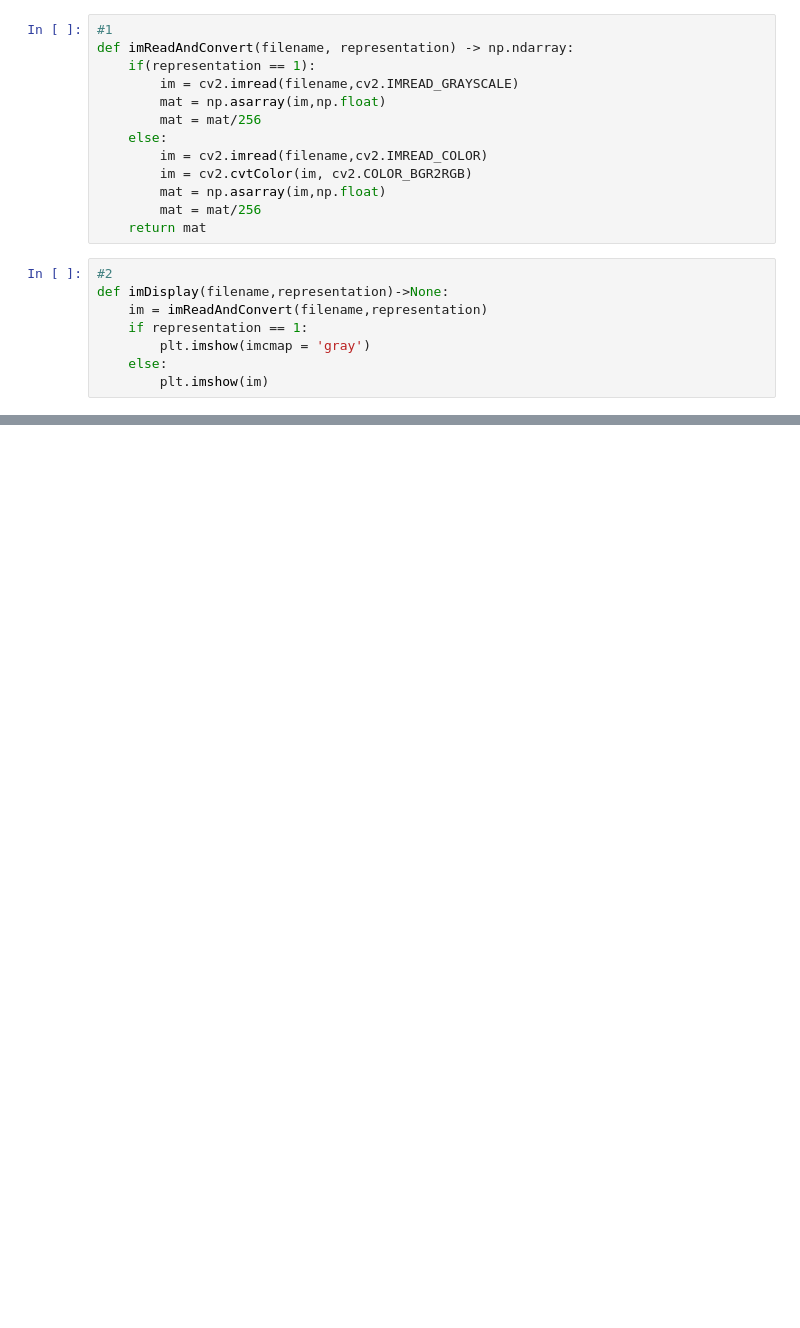
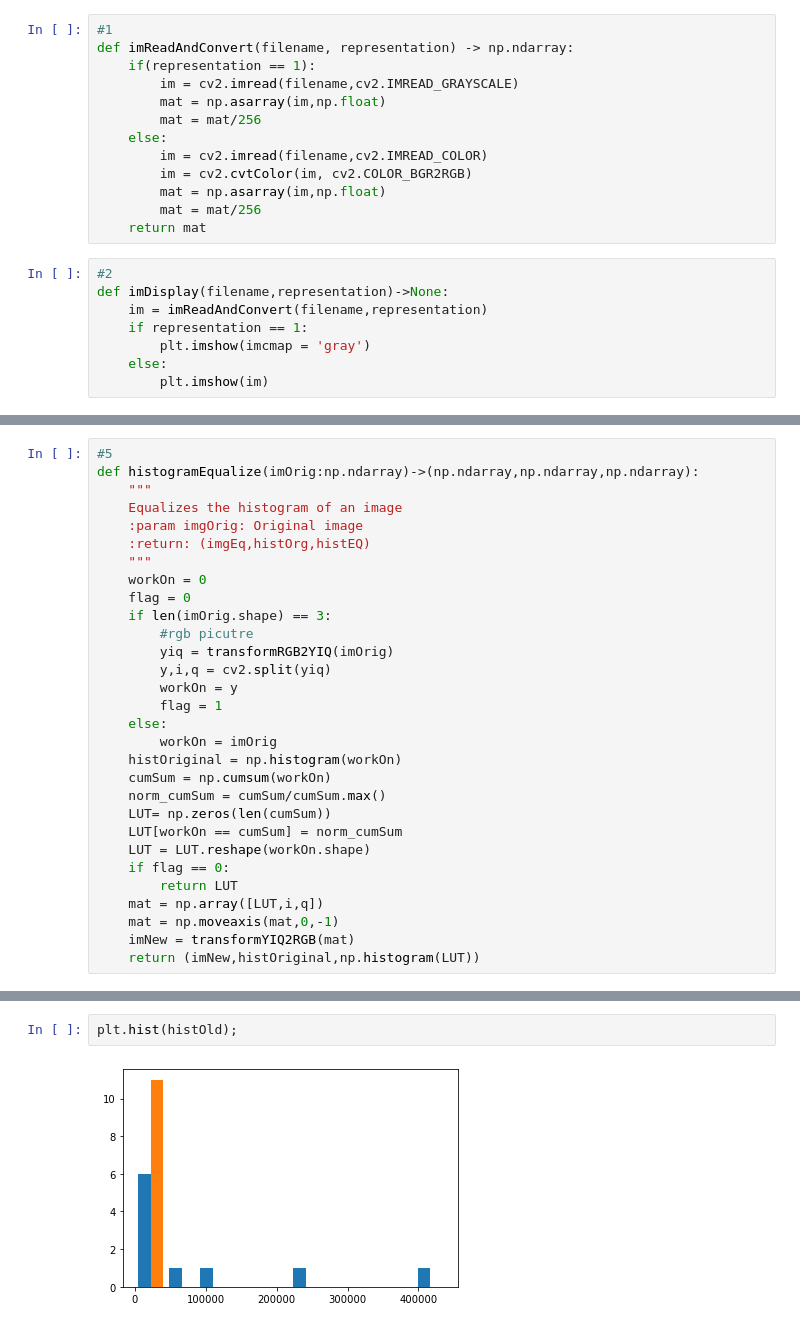
Before and after one commit to LiorBreitman8234/Ex1_CV-IP, a Jupyter notebook: IP-CV-Ex1.ipynb, the cells around one changed output, grey strips where cells are left out. Cells and saved outputs as stored; diff of their text form; blank space fills up the shorter version.

```diff
--- a/IP-CV-Ex1.ipynb
+++ b/IP-CV-Ex1.ipynb
@@ -93,0 +52,30 @@ array([[0.9296875 , 0.9296875 , 0.9296875 , ..., 0.94140625, 0.94140625,
+# %%
+#5
+def histogramEqualize(imOrig:np.ndarray)->(np.ndarray,np.ndarray,np.ndarray):
+    """
+    Equalizes the histogram of an image
+    :param imgOrig: Original image
+    :return: (imgEq,histOrg,histEQ)
+    """
+    workOn = 0
+    flag = 0
+    if len(imOrig.shape) == 3:
+        #rgb picutre
+        yiq = transformRGB2YIQ(imOrig)
+        y,i,q = cv2.split(yiq)
+        workOn = y
+        flag = 1
+    else:
+        workOn = imOrig
+    histOriginal = np.histogram(workOn)
+    cumSum = np.cumsum(workOn)
+    norm_cumSum = cumSum/cumSum.max()
+    LUT= np.zeros(len(cumSum))
+    LUT[workOn == cumSum] = norm_cumSum
+    LUT = LUT.reshape(workOn.shape)
+    if flag == 0:
+        return LUT
+    mat = np.array([LUT,i,q])
+    mat = np.moveaxis(mat,0,-1)
+    imNew = transformYIQ2RGB(mat)
+    return (imNew,histOriginal,np.histogram(LUT))
@@ -93,0 +106,4 @@ array([[0.9296875 , 0.9296875 , 0.9296875 , ..., 0.94140625, 0.94140625,
+# %%
+plt.hist(histOld);
+# %% [output]
+[figure, added]
```
Also changed, not shown: parts of 10 cells of this notebook.
